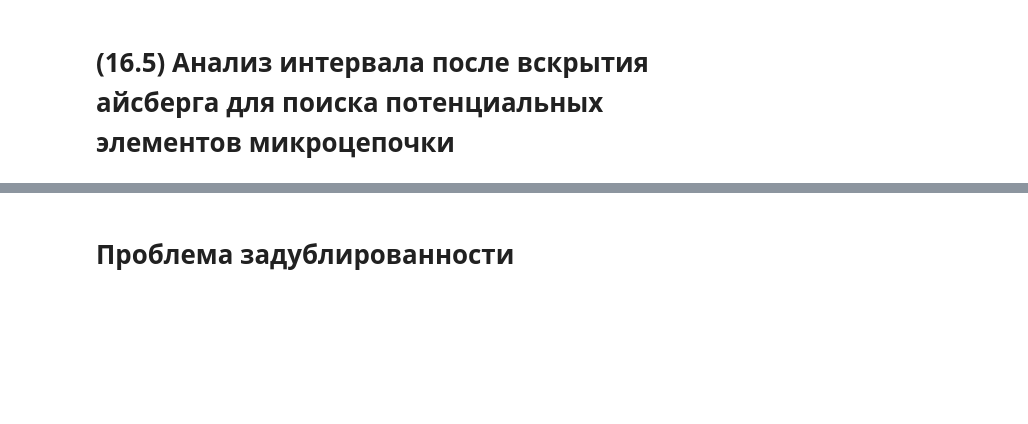
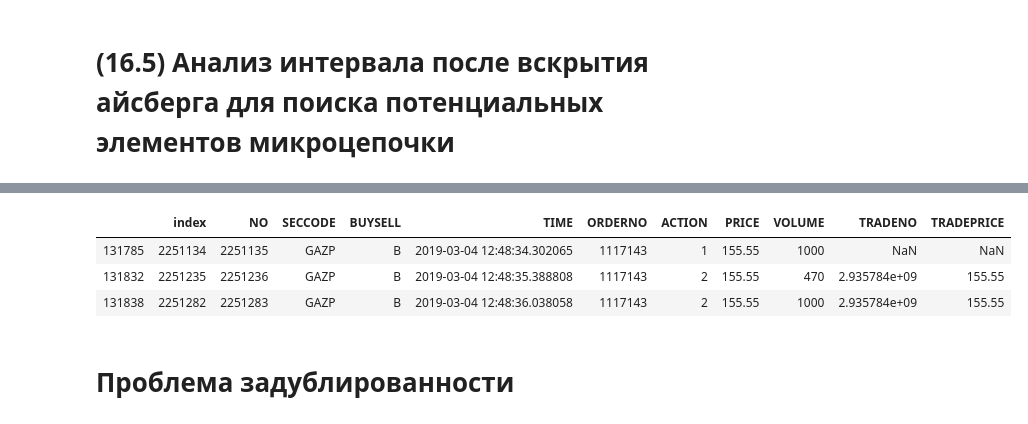
Before and after one commit to katya-luzina/master_thesis, a Jupyter notebook: 3. анализ окружения для создания микроцепочек.ipynb, the cells around one changed output, grey strips where cells are left out. Drawn from its saved outputs; the diff is of its cells as text; code cells hidden in the pictures; blank space fills up the shorter version.

```diff
--- a/3. анализ окружения для создания микроцепочек.ipynb
+++ b/3. анализ окружения для создания микроцепочек.ipynb
@@ -382,5 +393,5 @@ orders_instr[orders_instr['ORDERNO'].isin (test1)]
 # %%
-%%time
+'''%%time
 # зацикливаем поиск связанных заявок
 
 x3 = []
@@ -476,7 +487,7 @@ for i in range(len(ice_instr)):
     print(i)
 
     print(i, len(test1))
-    x3.append([test1])
+    x3.append([test1])'''
 # %% [output]
 83384
 83384
@@ -499,7 +510,7 @@ IndexError: list index out of range
 # %% [markdown]
 # (16.5) Анализ интервала после вскрытия айсберга для поиска потенциальных элементов микроцепочки
 # %%
-right_border = (time_ident + delta)
+right_border = ReverseToDateTime('20190304184500000000')
 
 # отбираем все заявки с параметрами айсберга (кроме объема), сделки по которым произошли в заданном интервале
 # train - список всех заявок с параматерами айсберга (кроме объема), сделки по которым произошли в заданном интервале
@@ -524,24 +535,7 @@ for i in train:
 
         train1.append(i)
 
-# разворачиваем список заявок от большего к меньшему
-train1 = train1[::-1]
-
-# проверяем, что все отобранные заявки могут быть объединены в цепочку, для этого определяем, что в каждой паре
-# из двух следующих друг за другом заявок время выставления каждой следующей меньше времени исполнения предыдущей
-# если один из элементов цепочки не удовлетворяет этому условию, исключаем эту пару из цепочки и повторяем проверку
-chain = []
-
-while len(train1) != (len(chain)+1):
-
-    chain = ChainPair(train1)
-    train1 = []
-
-    for i in chain:
-
-        train1.append(i[0])
-
-    train1.append(chain[len(chain)-1][1])
-
-train1
+# проверяем, что время между выставлениями заявок в цепочке меньше, чем заданная ранее дельта и создаем список из заявок, которые удовлетворяют этому условию
+chain_suc = ChainPairSuc(train1)
+chain_suc
 # %% [output]
@@ -551,5 +543,10 @@ Wall time: 7.61 s
 # %%
-orders_instr[orders_instr['ORDERNO'].isin (test1)]
+orders_instr[orders_instr['ORDERNO'].isin (chain_suc)]
+# %% [output]
+|  | index | NO | SECCODE | BUYSELL | TIME | ORDERNO | ACTION | PRICE | VOLUME | TRADENO | TRADEPRICE |
+| 131785 | 2251134 | 2251135 | GAZP | B | 2019-03-04 12:48:34.302065 | 1117143 | 1 | 155.55 | 1000 | NaN | NaN |
+| 131832 | 2251235 | 2251236 | GAZP | B | 2019-03-04 12:48:35.388808 | 1117143 | 2 | 155.55 | 470 | 2.935784e+09 | 155.55 |
+| 131838 | 2251282 | 2251283 | GAZP | B | 2019-03-04 12:48:36.038058 | 1117143 | 2 | 155.55 | 1000 | 2.935784e+09 | 155.55 |
 # %%
 %%time
 # зацикливаем поиск связанных заявок
```
Also changed, not shown: parts of 6 cells of this notebook.
